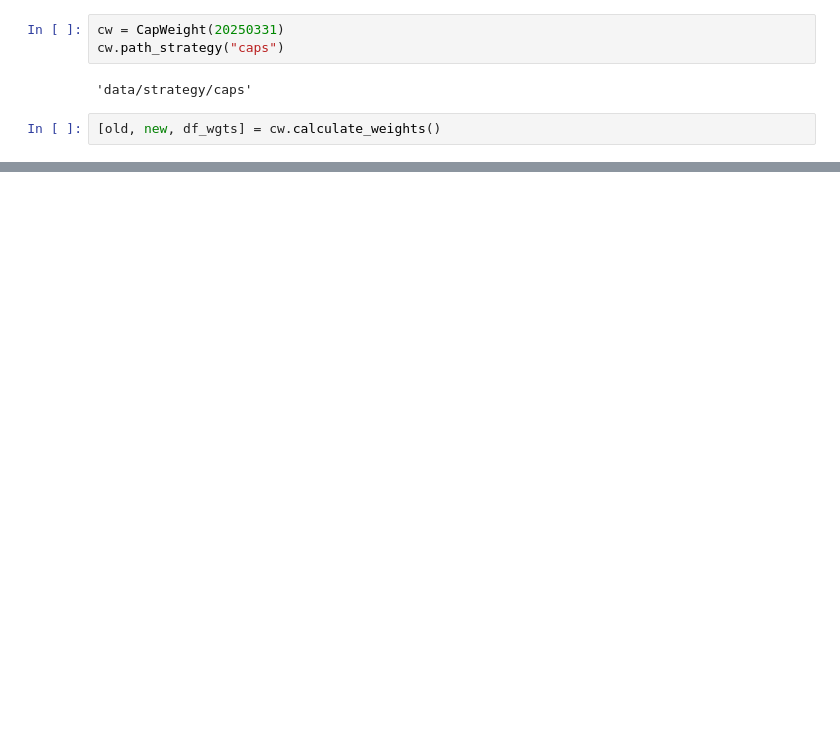
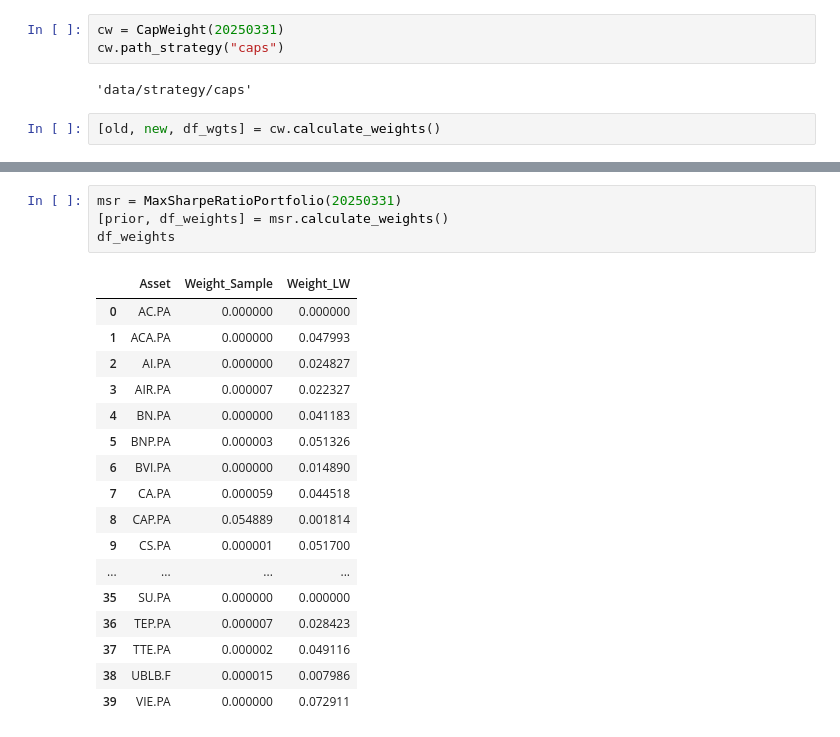
Before and after one commit to ljon3/im, a Jupyter notebook: driver-strategy.ipynb, the cells around one changed output, grey strips where cells are left out. Drawn from its saved outputs; the diff is of its cells as text; blank space fills up the shorter version.

```diff
--- a/driver-strategy.ipynb
+++ b/driver-strategy.ipynb
@@ -31,0 +32,22 @@ df_wgts
+# %%
+msr = MaxSharpeRatioPortfolio(20250331)
+[prior, df_weights] = msr.calculate_weights()
+df_weights
+# %% [output]
+|  | Asset | Weight_Sample | Weight_LW |
+| 0 | AC.PA | 0.000000 | 0.000000 |
+| 1 | ACA.PA | 0.000000 | 0.047993 |
+| 2 | AI.PA | 0.000000 | 0.024827 |
+| 3 | AIR.PA | 0.000007 | 0.022327 |
+| 4 | BN.PA | 0.000000 | 0.041183 |
+| 5 | BNP.PA | 0.000003 | 0.051326 |
+| 6 | BVI.PA | 0.000000 | 0.014890 |
+| 7 | CA.PA | 0.000059 | 0.044518 |
+| 8 | CAP.PA | 0.054889 | 0.001814 |
+| 9 | CS.PA | 0.000001 | 0.051700 |
+| ... | ... | ... | ... |
+| 35 | SU.PA | 0.000000 | 0.000000 |
+| 36 | TEP.PA | 0.000007 | 0.028423 |
+| 37 | TTE.PA | 0.000002 | 0.049116 |
+| 38 | UBLB.F | 0.000015 | 0.007986 |
+| 39 | VIE.PA | 0.000000 | 0.072911 |
```
Also changed, not shown: parts of 5 cells of this notebook, 7 other files.
